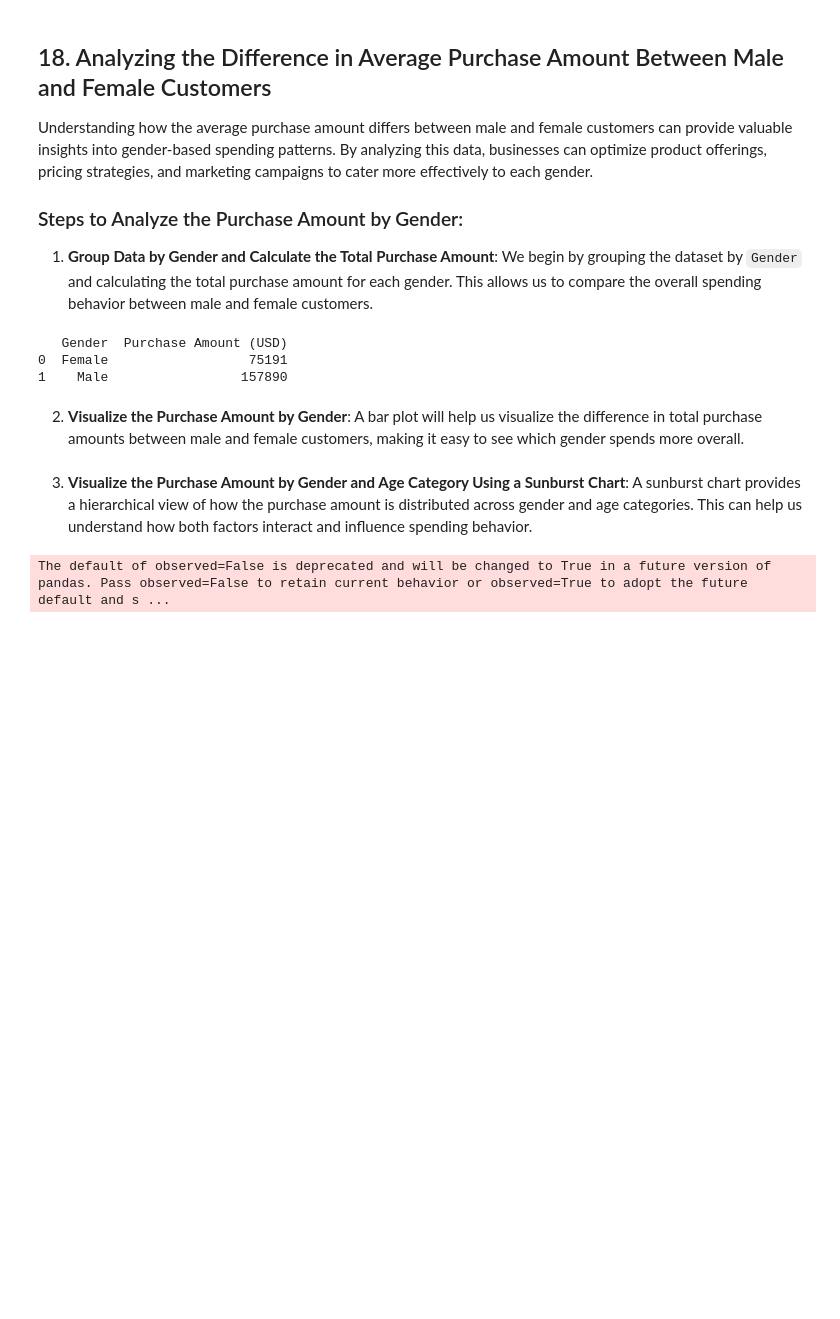
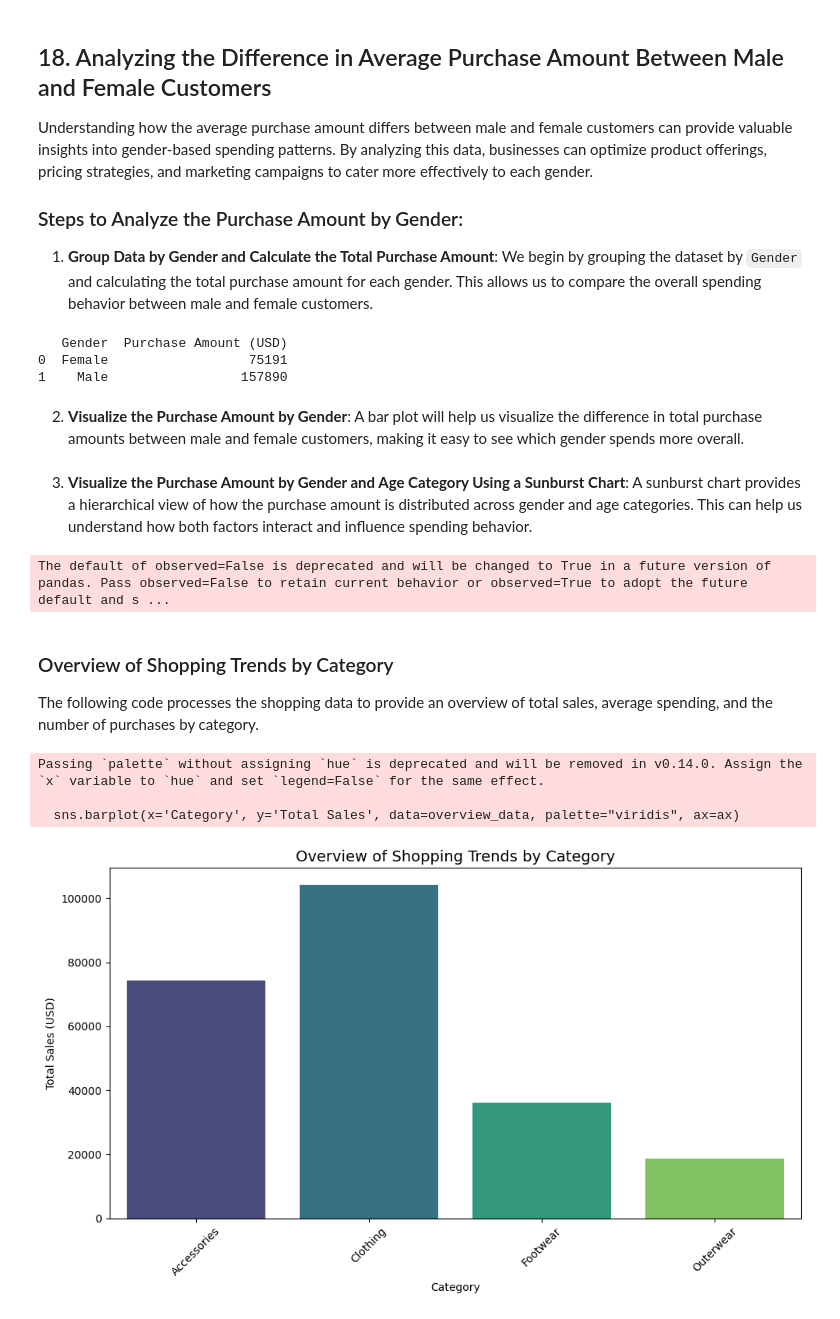
Before and after one commit to Varma-N/Shopping-Trends-Analysis, a Jupyter notebook: Shopping Trends Analysis.ipynb, the cells around one changed output. Cells and saved outputs as stored; diff of their text form; code cells hidden in the pictures; blank space fills up the shorter version.

```diff
--- a/Shopping Trends Analysis.ipynb
+++ b/Shopping Trends Analysis.ipynb
@@ -887,3 +887,24 @@ fig = px.sunburst(data_frame=shop, path=['Gender', 'Age_category'], values='Purc
 fig.show()
 # %% [output]
 The default of observed=False is deprecated and will be changed to True in a future version of pandas. Pass observed=False to retain current behavior or observed=True to adopt the future default and s ...
+# %% [markdown]
+### Overview of Shopping Trends by Category
+
+The following code processes the shopping data to provide an overview of total sales, average spending, and the number of purchases by category.
+# %%
+overview_data = shop.groupby('Category')['Purchase Amount (USD)'].agg(['sum', 'mean', 'count']).reset_index()
+overview_data.rename(columns={'sum': 'Total Sales', 'mean': 'Average Spending', 'count': 'Number of Purchases'}, inplace=True)
+
+# Plotting the overview
+fig, ax = plt.subplots(1, 1, figsize=(10, 6))
+sns.barplot(x='Category', y='Total Sales', data=overview_data, palette="viridis", ax=ax)
+ax.set_title("Overview of Shopping Trends by Category", fontsize=14)
+ax.set_xlabel("Category")
+ax.set_ylabel("Total Sales (USD)")
+plt.xticks(rotation=45)
+plt.tight_layout()
+# %% [output]
+Passing `palette` without assigning `hue` is deprecated and will be removed in v0.14.0. Assign the `x` variable to `hue` and set `legend=False` for the same effect.
+
+  sns.barplot(x='Category', y='Total Sales', data=overview_data, palette="viridis", ax=ax)
+[figure, added]
```
